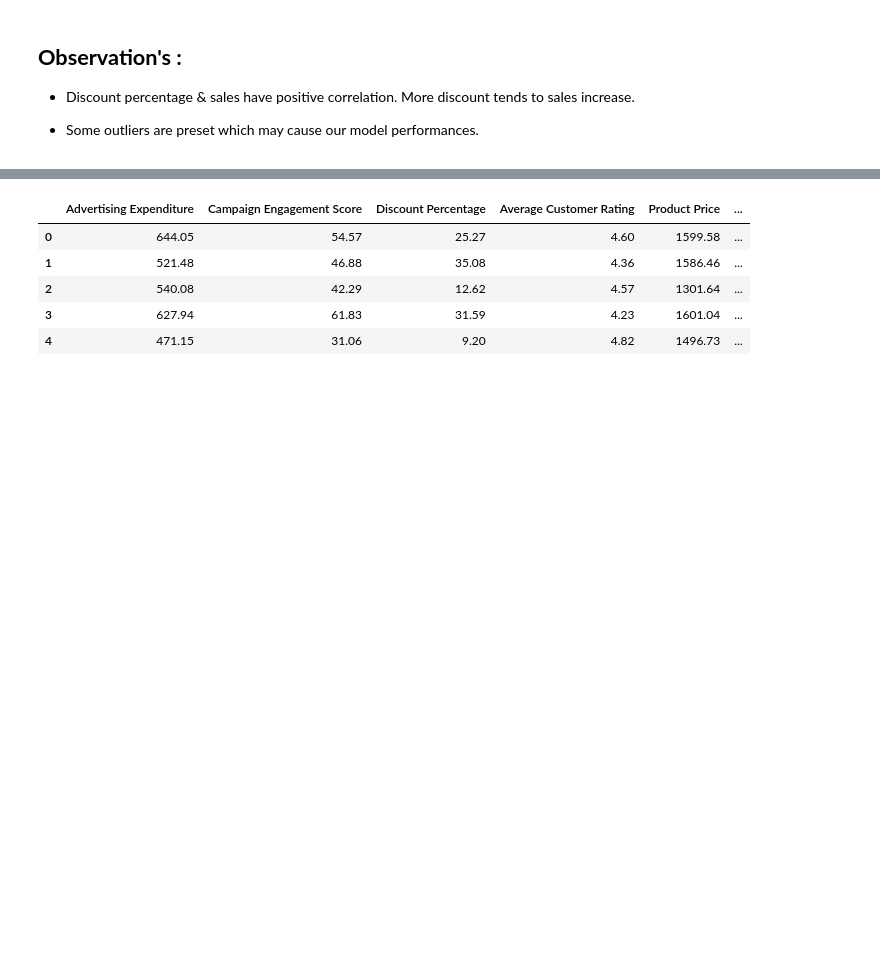
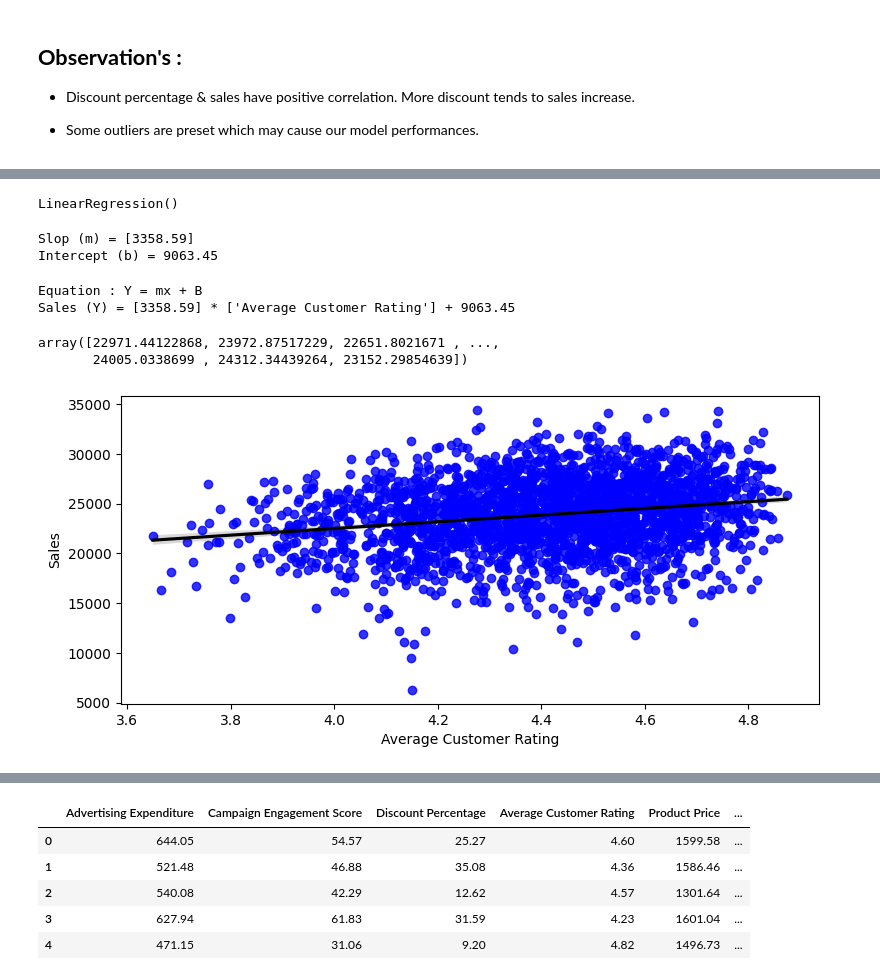
Before and after one commit to uniquegalaxycoder/Project, a Jupyter notebook: Liner_Regression_Sales_Data.ipynb, the cells around one changed output, grey strips where cells are left out. Drawn from its saved outputs; the diff is of its cells as text; code cells hidden in the pictures; blank space fills up the shorter version.

```diff
--- a/Liner_Regression_Sales_Data.ipynb
+++ b/Liner_Regression_Sales_Data.ipynb
@@ -484,0 +487,31 @@ plt.show()
+# %%
+independent_variable_4 = ['Average Customer Rating']
+# %%
+linear_regression_4 = LinearRegression()
+# %%
+linear_regression_4.fit(X_train[independent_variable_4], y_train)
+# %% [output]
+LinearRegression()
+# %%
+print(f"Slop (m) = {linear_regression_4.coef_.round(2)} \nIntercept (b) = {linear_regression_4.intercept_.round(2)}")
+# %% [output]
+Slop (m) = [3358.59]
+Intercept (b) = 9063.45
+# %%
+print("Equation : Y = mx + B")
+print(f"Sales (Y) = {linear_regression_4.coef_.round(2)} * {independent_variable_4} + {linear_regression_4.intercept_.round(2)}")
+# %% [output]
+Equation : Y = mx + B
+Sales (Y) = [3358.59] * ['Average Customer Rating'] + 9063.45
+# %%
+value_fit_4 = linear_regression_4.predict(X_train[independent_variable_4])
+value_fit_4
+# %% [output]
+array([22971.44122868, 23972.87517229, 22651.8021671 , ...,
+       24005.0338699 , 24312.34439264, 23152.29854639])
+# %%
+plt.figure(figsize = (9, 4))
+sns.regplot(x = X_train[independent_variable_4], y = y_train, scatter_kws = {'color': 'blue'}, line_kws = {'color': 'Black'})
+plt.show()
+# %% [output]
+[figure, added]
```
Also changed, not shown: parts of 119 cells of this notebook.
